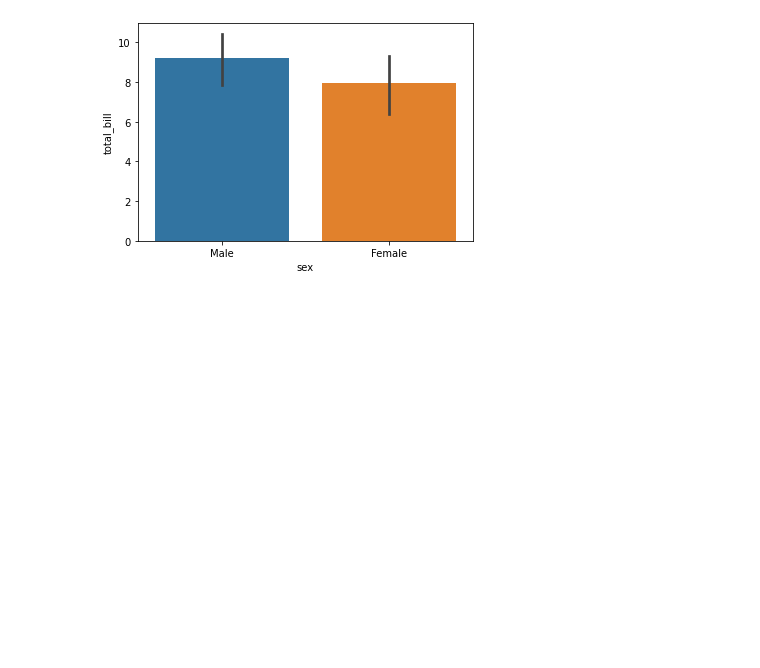
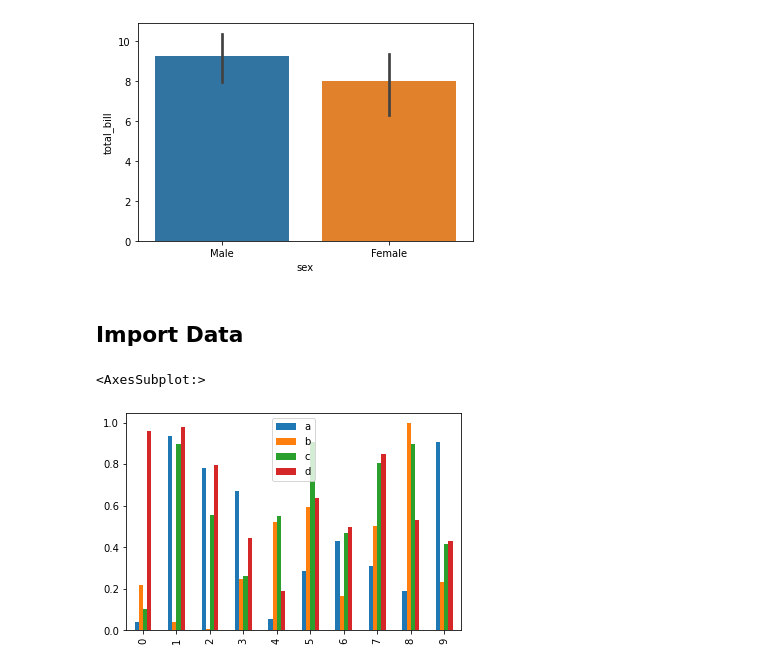
Before and after one commit to aschof20/Python_Graphs, a Jupyter notebook: Bar_Plots.ipynb, the cells around one changed output. Cells and saved outputs as stored; diff of their text form; code cells hidden in the pictures; blank space fills up the shorter version.

```diff
--- a/Bar_Plots.ipynb
+++ b/Bar_Plots.ipynb
@@ -32,0 +37,10 @@ sns.barplot(x='sex',y='total_bill',data=tips_econ,estimator=np.std)
+# %% [markdown]
+## Import Data
+# %%
+data_frame_1 = pd.read_csv('df1', index_col=0)
+data_frame_2 = pd.read_csv('df2')
+# %%
+data_frame_2.plot.bar()
+# %% [output]
+<AxesSubplot:>
+[figure, added]
```
Also changed, not shown: parts of 5 cells of this notebook, 19 other files.
